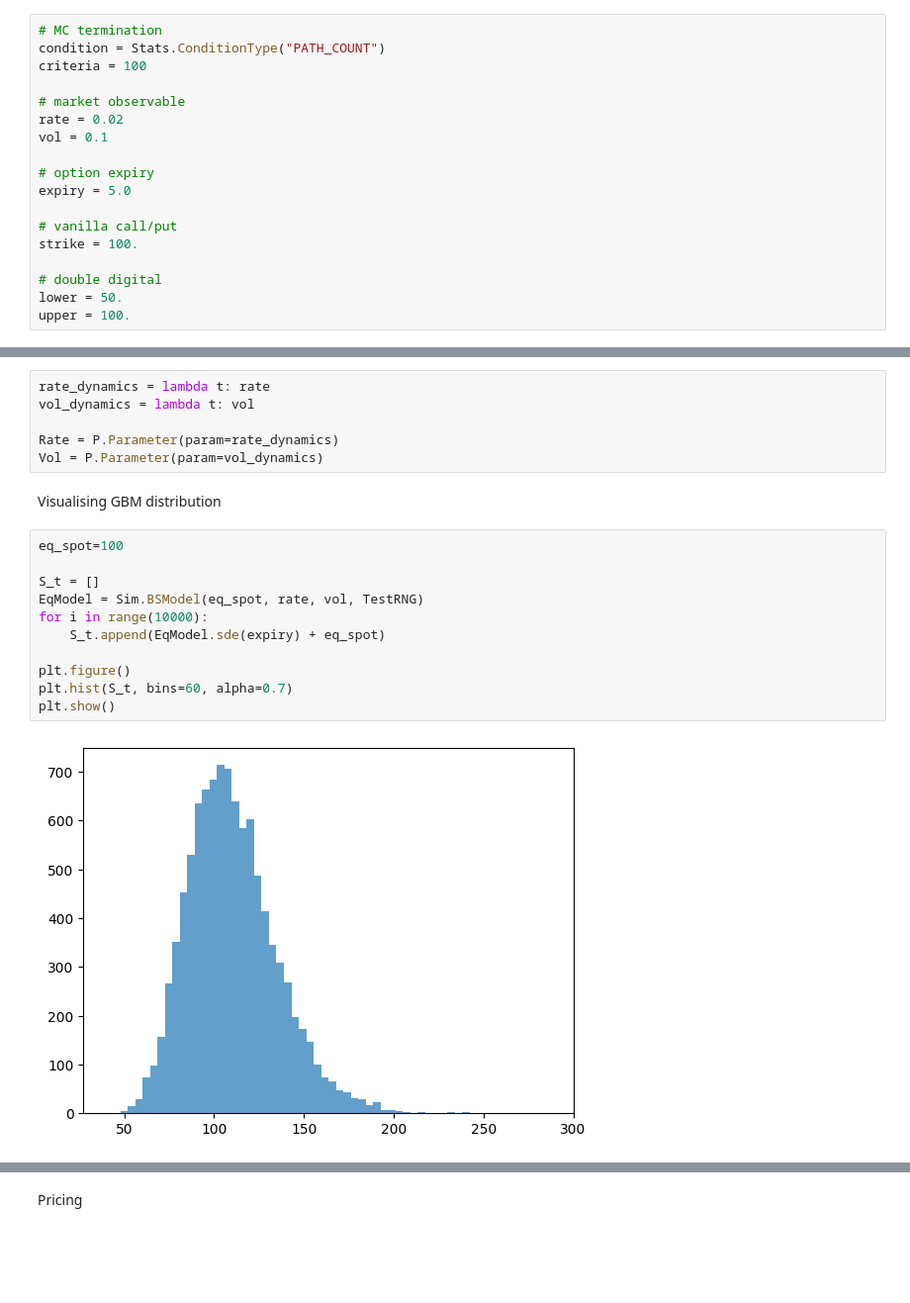
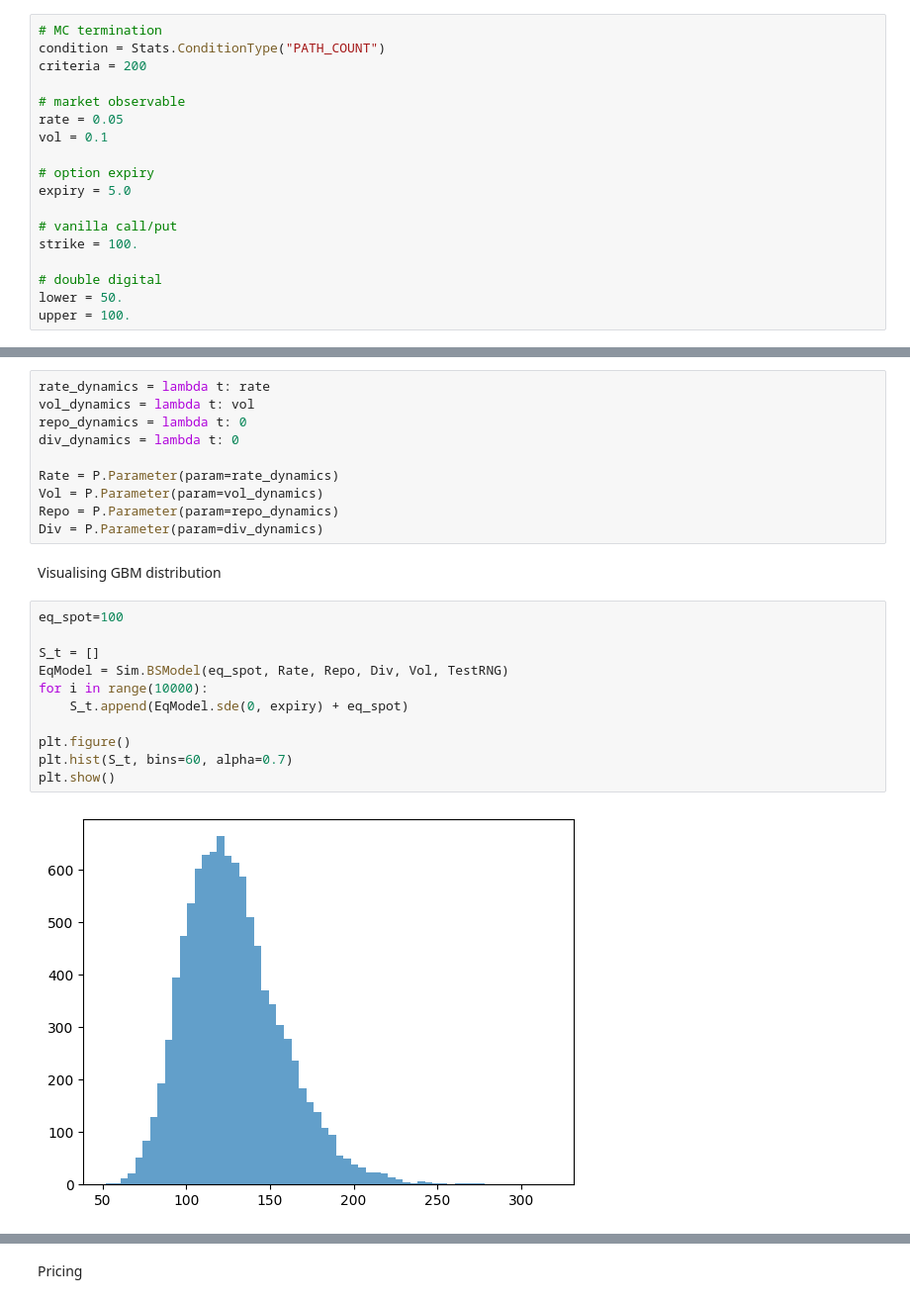
Before and after one commit to KYLChiu/ExoticMonteCarloEngine, a Jupyter notebook: python/ExoticEngine/VanilliaAnalytics.ipynb, the cells around one changed output, grey strips where cells are left out. Shown: that part at 99% size. Saved outputs shown, nothing was run; the diff lists cells and outputs as text; blank space fills up the shorter version.

```diff
--- a/python/ExoticEngine/VanilliaAnalytics.ipynb
+++ b/python/ExoticEngine/VanilliaAnalytics.ipynb
@@ -20,10 +21,10 @@ from scipy.stats import norm
 # %%
 # MC termination
 condition = Stats.ConditionType("PATH_COUNT")
-criteria = 100
+criteria = 200
 
 # market observable
-rate = 0.02
+rate = 0.05
 vol = 0.1
 
 # option expiry
@@ -41,21 +42,25 @@ TestRNG = RNG.TestRandom(random_number_type=random_number_type)
 # %%
 rate_dynamics = lambda t: rate
 vol_dynamics = lambda t: vol
+repo_dynamics = lambda t: 0
+div_dynamics = lambda t: 0
 
 Rate = P.Parameter(param=rate_dynamics)
 Vol = P.Parameter(param=vol_dynamics)
+Repo = P.Parameter(param=repo_dynamics)
+Div = P.Parameter(param=div_dynamics)
 # %% [markdown]
 Visualising GBM distribution
 # %%
 eq_spot=100
 
 S_t = []
-EqModel = Sim.BSModel(eq_spot, rate, vol, TestRNG)
+EqModel = Sim.BSModel(eq_spot, Rate, Repo, Div, Vol, TestRNG)
 for i in range(10000):
-    S_t.append(EqModel.sde(expiry) + eq_spot)
+    S_t.append(EqModel.sde(0, expiry) + eq_spot)
 
 plt.figure()
 plt.hist(S_t, bins=60, alpha=0.7)
 plt.show()
 # %% [output]
-[figure, old version]
+[figure, new version]
```
Also changed, not shown: parts of 9 cells of this notebook, 6 other files.
